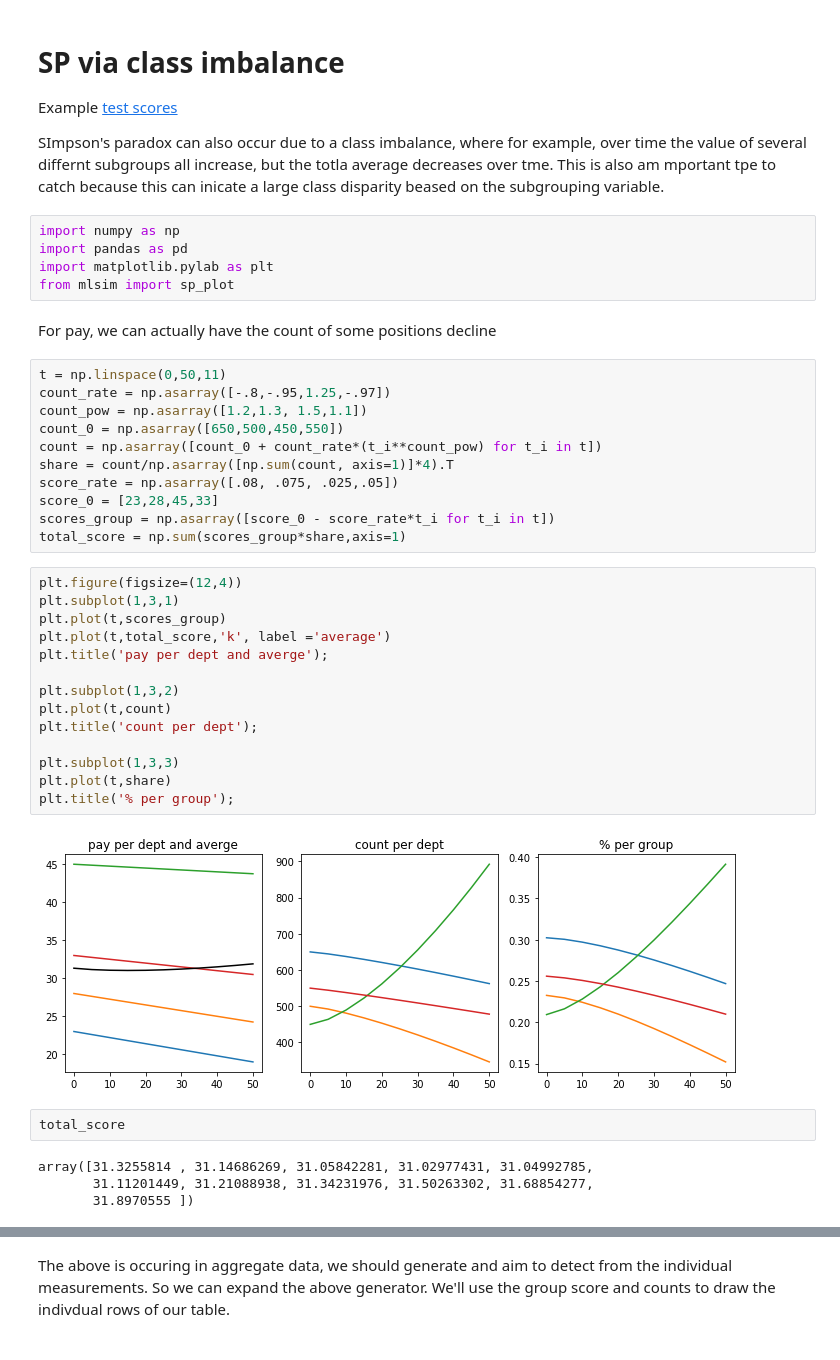
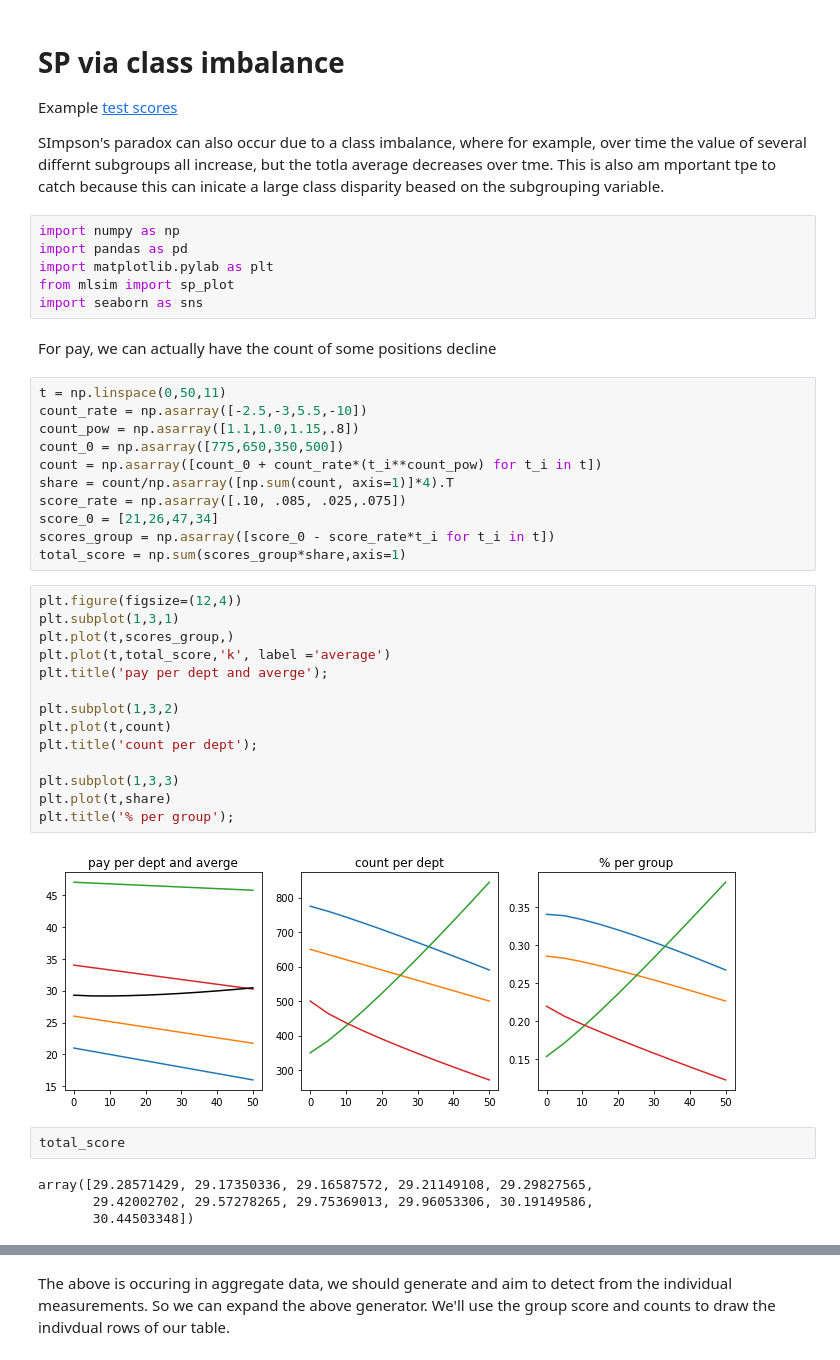
Before and after one commit to ml4sts/ml-sim, a Jupyter notebook: sandbox/generate_class_imbalance_pay_sp.ipynb, the cells around one changed output, grey strips where cells are left out. Cells and saved outputs as stored; diff of their text form.

```diff
--- a/sandbox/generate_class_imbalance_pay_sp.ipynb
+++ b/sandbox/generate_class_imbalance_pay_sp.ipynb
@@ -9,38 +9,39 @@ import numpy as np
 import pandas as pd
 import matplotlib.pylab as plt
 from mlsim import sp_plot
+import seaborn as sns
 # %% [markdown]
 For pay, we can actually have the count of some positions decline
 # %%
 t = np.linspace(0,50,11)
-count_rate = np.asarray([-.8,-.95,1.25,-.97])
-count_pow = np.asarray([1.2,1.3, 1.5,1.1])
-count_0 = np.asarray([650,500,450,550])
+count_rate = np.asarray([-2.5,-3,5.5,-10])
+count_pow = np.asarray([1.1,1.0,1.15,.8])
+count_0 = np.asarray([775,650,350,500])
 count = np.asarray([count_0 + count_rate*(t_i**count_pow) for t_i in t])
 share = count/np.asarray([np.sum(count, axis=1)]*4).T
-score_rate = np.asarray([.08, .075, .025,.05])
-score_0 = [23,28,45,33]
+score_rate = np.asarray([.10, .085, .025,.075])
+score_0 = [21,26,47,34]
 scores_group = np.asarray([score_0 - score_rate*t_i for t_i in t])
 total_score = np.sum(scores_group*share,axis=1)
 # %%
 plt.figure(figsize=(12,4))
 plt.subplot(1,3,1)
-plt.plot(t,scores_group)
+plt.plot(t,scores_group,)
 plt.plot(t,total_score,'k', label ='average')
 plt.title('pay per dept and averge');
 
 plt.subplot(1,3,2)
 plt.plot(t,count)
 plt.title('count per dept');
 
 plt.subplot(1,3,3)
 plt.plot(t,share)
 plt.title('% per group');
 # %% [output]
-[figure, old version]
+[figure, new version]
 # %%
 total_score
 # %% [output]
-array([31.3255814 , 31.14686269, 31.05842281, 31.02977431, 31.04992785,
-       31.11201449, 31.21088938, 31.34231976, 31.50263302, 31.68854277,
-       31.8970555 ])
+array([29.28571429, 29.17350336, 29.16587572, 29.21149108, 29.29827565,
+       29.42002702, 29.57278265, 29.75369013, 29.96053306, 30.19149586,
+       30.44503348])
```
Also changed, not shown: parts of 25 cells of this notebook, 8 other files.
